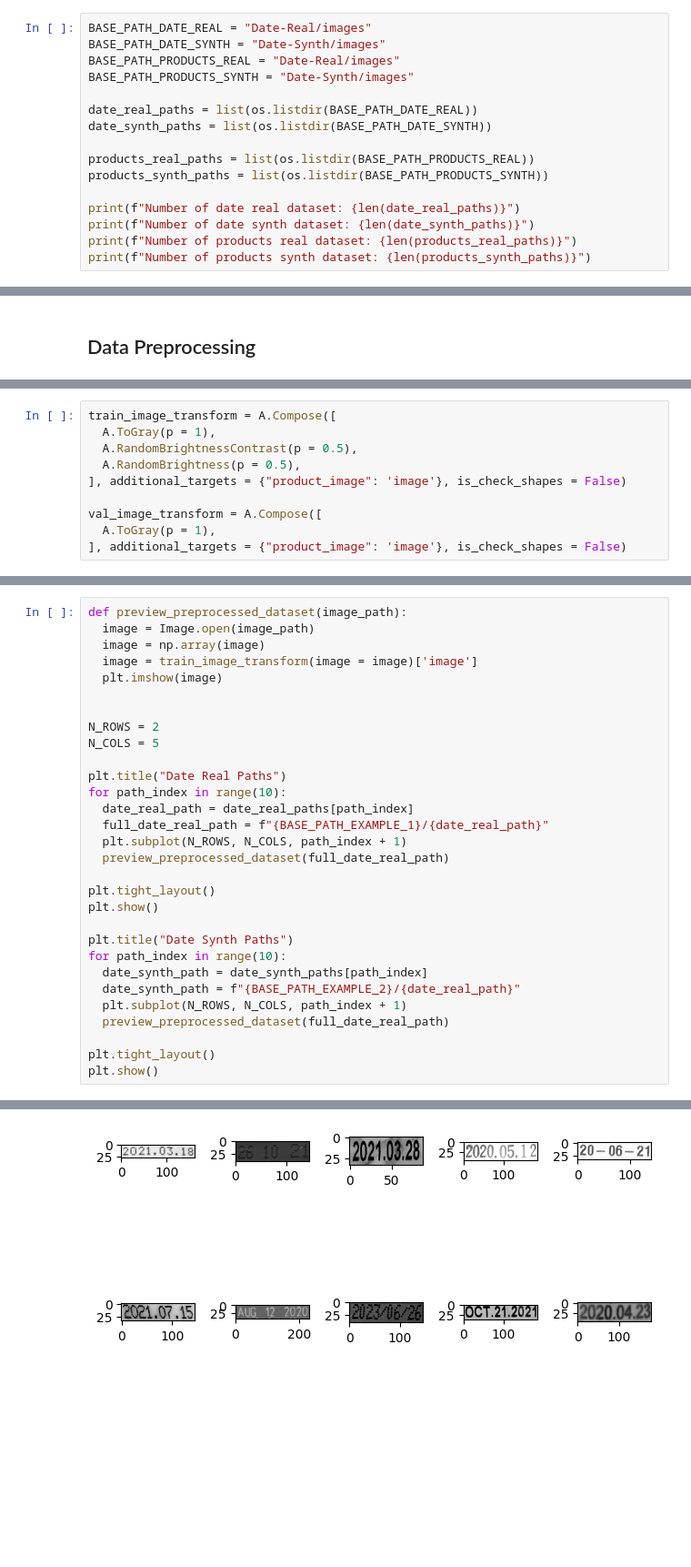
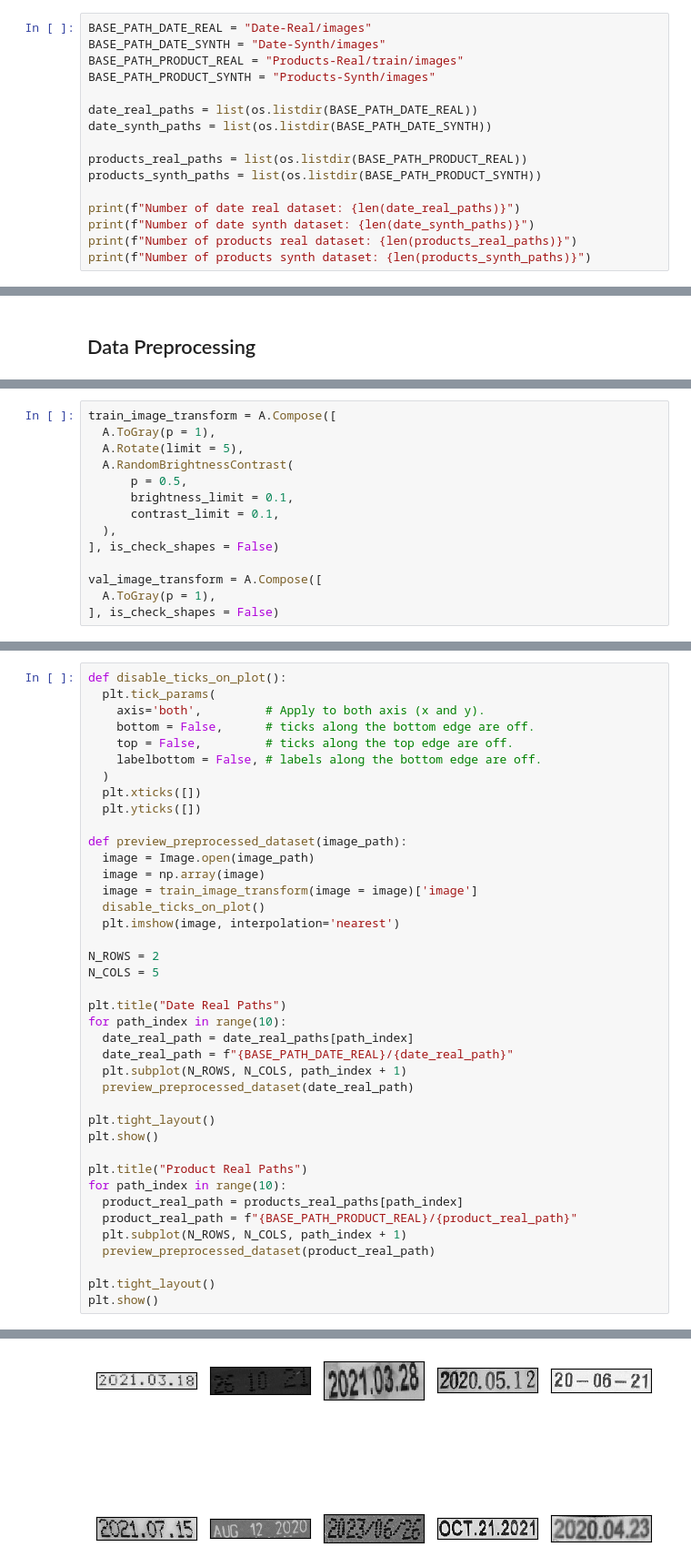
Before and after one commit to anthonycreates2000/OCR-expiry-date-and-production-code-detection, a Jupyter notebook: OCR_expiry_date_and_production_code_detection.ipynb, the cells around one changed output, grey strips where cells are left out. Shown at 91% size. Cells and saved outputs as stored; diff of their text form; blank space fills up the shorter version.

```diff
--- a/OCR_expiry_date_and_production_code_detection.ipynb
+++ b/OCR_expiry_date_and_production_code_detection.ipynb
@@ -70,14 +70,14 @@ Print the length of each of the dataset
 # %%
 BASE_PATH_DATE_REAL = "Date-Real/images"
 BASE_PATH_DATE_SYNTH = "Date-Synth/images"
-BASE_PATH_PRODUCTS_REAL = "Date-Real/images"
-BASE_PATH_PRODUCTS_SYNTH = "Date-Synth/images"
+BASE_PATH_PRODUCT_REAL = "Products-Real/train/images"
+BASE_PATH_PRODUCT_SYNTH = "Products-Synth/images"
 
 date_real_paths = list(os.listdir(BASE_PATH_DATE_REAL))
 date_synth_paths = list(os.listdir(BASE_PATH_DATE_SYNTH))
 
-products_real_paths = list(os.listdir(BASE_PATH_PRODUCTS_REAL))
-products_synth_paths = list(os.listdir(BASE_PATH_PRODUCTS_SYNTH))
+products_real_paths = list(os.listdir(BASE_PATH_PRODUCT_REAL))
+products_synth_paths = list(os.listdir(BASE_PATH_PRODUCT_SYNTH))
 
 print(f"Number of date real dataset: {len(date_real_paths)}")
 print(f"Number of date synth dataset: {len(date_synth_paths)}")
@@ -118,11 +118,15 @@ Preview the image.
 # %%
 train_image_transform = A.Compose([
   A.ToGray(p = 1),
-  A.RandomBrightnessContrast(p = 0.5),
-  A.RandomBrightness(p = 0.5),
-], additional_targets = {"product_image": 'image'}, is_check_shapes = False)
+  A.Rotate(limit = 5),
+  A.RandomBrightnessContrast(
+      p = 0.5,
+      brightness_limit = 0.1,
+      contrast_limit = 0.1,
+  ),
+], is_check_shapes = False)
 
 val_image_transform = A.Compose([
   A.ToGray(p = 1),
-], additional_targets = {"product_image": 'image'}, is_check_shapes = False)
+], is_check_shapes = False)
 # %% [markdown]
@@ -130,10 +134,20 @@ Image Visualization Preview
 # %%
+def disable_ticks_on_plot():
+  plt.tick_params(
+    axis='both',         # Apply to both axis (x and y).
+    bottom = False,      # ticks along the bottom edge are off.
+    top = False,         # ticks along the top edge are off.
+    labelbottom = False, # labels along the bottom edge are off.
+  )
+  plt.xticks([])
+  plt.yticks([])
+
 def preview_preprocessed_dataset(image_path):
   image = Image.open(image_path)
   image = np.array(image)
   image = train_image_transform(image = image)['image']
-  plt.imshow(image)
-
+  disable_ticks_on_plot()
+  plt.imshow(image, interpolation='nearest')
 
 N_ROWS = 2
 N_COLS = 5
@@ -141,19 +155,19 @@ N_COLS = 5
 plt.title("Date Real Paths")
 for path_index in range(10):
   date_real_path = date_real_paths[path_index]
-  full_date_real_path = f"{BASE_PATH_EXAMPLE_1}/{date_real_path}"
+  date_real_path = f"{BASE_PATH_DATE_REAL}/{date_real_path}"
   plt.subplot(N_ROWS, N_COLS, path_index + 1)
-  preview_preprocessed_dataset(full_date_real_path)
+  preview_preprocessed_dataset(date_real_path)
 
 plt.tight_layout()
 plt.show()
 
-plt.title("Date Synth Paths")
+plt.title("Product Real Paths")
 for path_index in range(10):
-  date_synth_path = date_synth_paths[path_index]
-  date_synth_path = f"{BASE_PATH_EXAMPLE_2}/{date_real_path}"
+  product_real_path = products_real_paths[path_index]
+  product_real_path = f"{BASE_PATH_PRODUCT_REAL}/{product_real_path}"
   plt.subplot(N_ROWS, N_COLS, path_index + 1)
-  preview_preprocessed_dataset(full_date_real_path)
+  preview_preprocessed_dataset(product_real_path)
 
 plt.tight_layout()
 plt.show()
@@ -163 +175 @@ Number of date synth dataset: 128000
-[figure, old version]
+[figure, new version]
```
Also changed, not shown: parts of 5 cells of this notebook.
